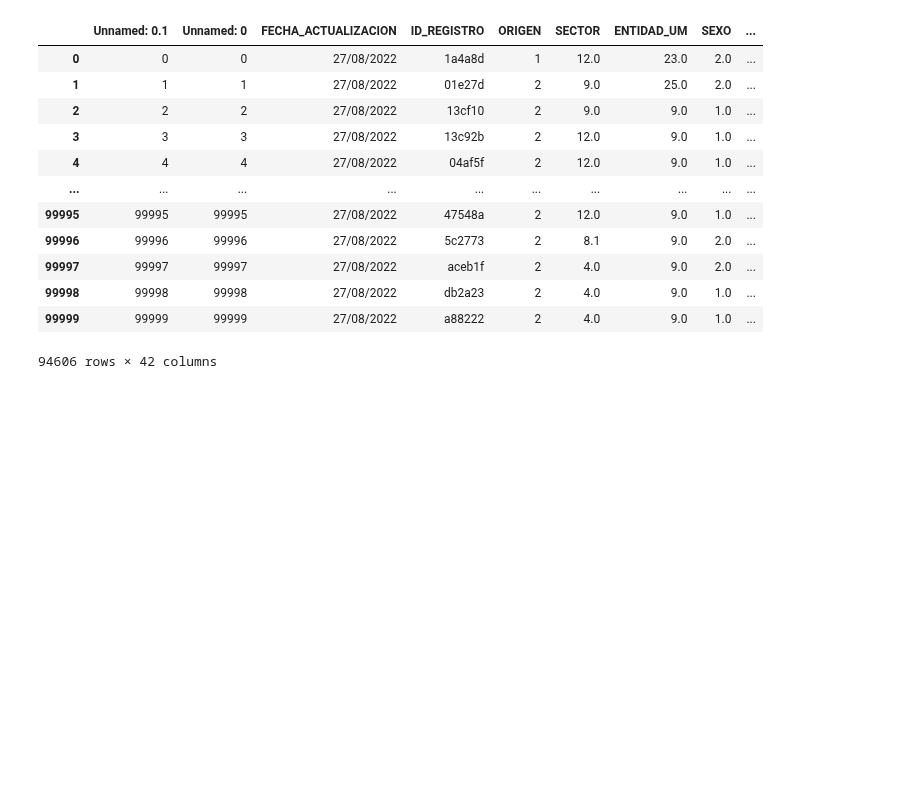
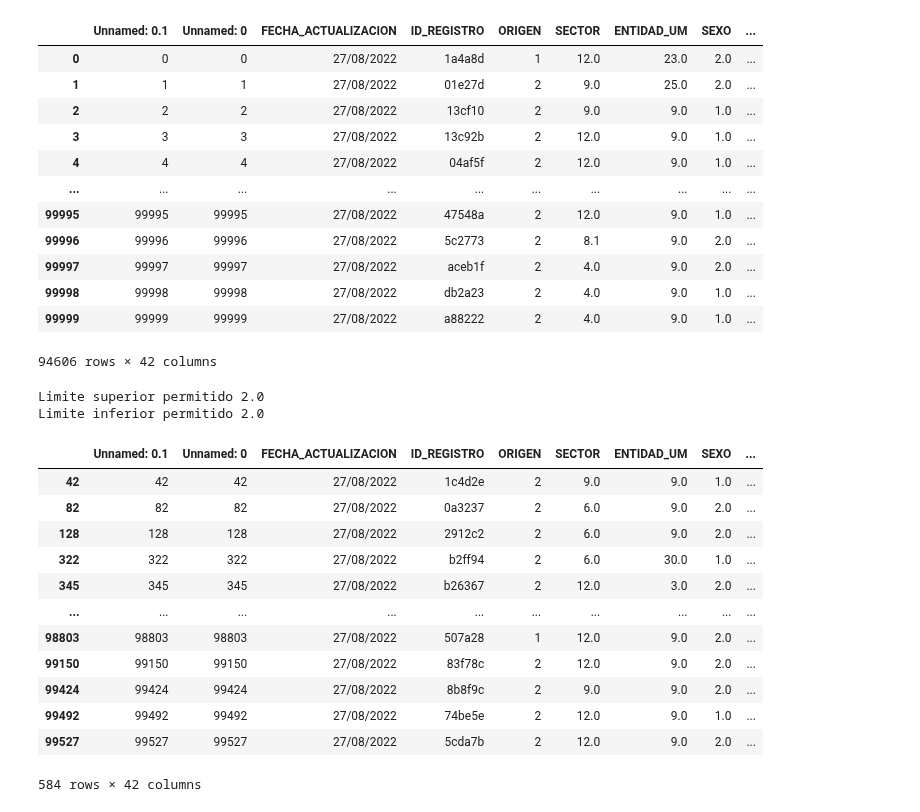
Before and after one commit to ElizabethCobos/Actividad4, a Jupyter notebook: Actividad4.ipynb, the cells around one changed output. Drawn from its saved outputs; the diff is of its cells as text; code cells hidden in the pictures; blank space fills up the shorter version.

Commit message:
Outlier EPOC

```diff
--- a/Actividad4.ipynb
+++ b/Actividad4.ipynb
@@ -1116,3 +1116,37 @@ data_clean_iqr
 | 99998 | 99998 | 99998 | 27/08/2022 | db2a23 | 2 | 4.0 | 9.0 | 1.0 | ... |
 | 99999 | 99999 | 99999 | 27/08/2022 | a88222 | 2 | 4.0 | 9.0 | 1.0 | ... |
 94606 rows × 42 columns
+# %%
+#EPOC
+#Método aplicando Cuartiles. Encuentro cuartiles 0.25 y 0.75
+y=data_fil["EPOC"]
+
+percentile25=y.quantile(0.25) #Q1
+percentile75=y.quantile(0.75) #Q3
+iqr= percentile75 - percentile25
+
+Limite_Superior_iqr= percentile75 + 1.5*iqr
+Limite_Inferior_iqr= percentile25 - 1.5*iqr
+print("Limite superior permitido", Limite_Superior_iqr)
+print("Limite inferior permitido", Limite_Inferior_iqr)
+# %% [output]
+Limite superior permitido 2.0
+Limite inferior permitido 2.0
+# %%
+#Encontramos Outliers
+outliers_iqr= data_fil[(y>Limite_Superior_iqr)|(y<Limite_Inferior_iqr)]
+outliers_iqr
+# %% [output]
+|  | Unnamed: 0.1 | Unnamed: 0 | FECHA_ACTUALIZACION | ID_REGISTRO | ORIGEN | SECTOR | ENTIDAD_UM | SEXO | ... |
+| 42 | 42 | 42 | 27/08/2022 | 1c4d2e | 2 | 9.0 | 9.0 | 1.0 | ... |
+| 82 | 82 | 82 | 27/08/2022 | 0a3237 | 2 | 6.0 | 9.0 | 2.0 | ... |
+| 128 | 128 | 128 | 27/08/2022 | 2912c2 | 2 | 6.0 | 9.0 | 2.0 | ... |
+| 322 | 322 | 322 | 27/08/2022 | b2ff94 | 2 | 6.0 | 30.0 | 1.0 | ... |
+| 345 | 345 | 345 | 27/08/2022 | b26367 | 2 | 12.0 | 3.0 | 2.0 | ... |
+| ... | ... | ... | ... | ... | ... | ... | ... | ... | ... |
+| 98803 | 98803 | 98803 | 27/08/2022 | 507a28 | 1 | 12.0 | 9.0 | 2.0 | ... |
+| 99150 | 99150 | 99150 | 27/08/2022 | 83f78c | 2 | 12.0 | 9.0 | 2.0 | ... |
+| 99424 | 99424 | 99424 | 27/08/2022 | 8b8f9c | 2 | 9.0 | 9.0 | 2.0 | ... |
+| 99492 | 99492 | 99492 | 27/08/2022 | 74be5e | 2 | 12.0 | 9.0 | 1.0 | ... |
+| 99527 | 99527 | 99527 | 27/08/2022 | 5cda7b | 2 | 12.0 | 9.0 | 2.0 | ... |
+584 rows × 42 columns
```
Also changed, not shown: parts of 1 cell of this notebook.
